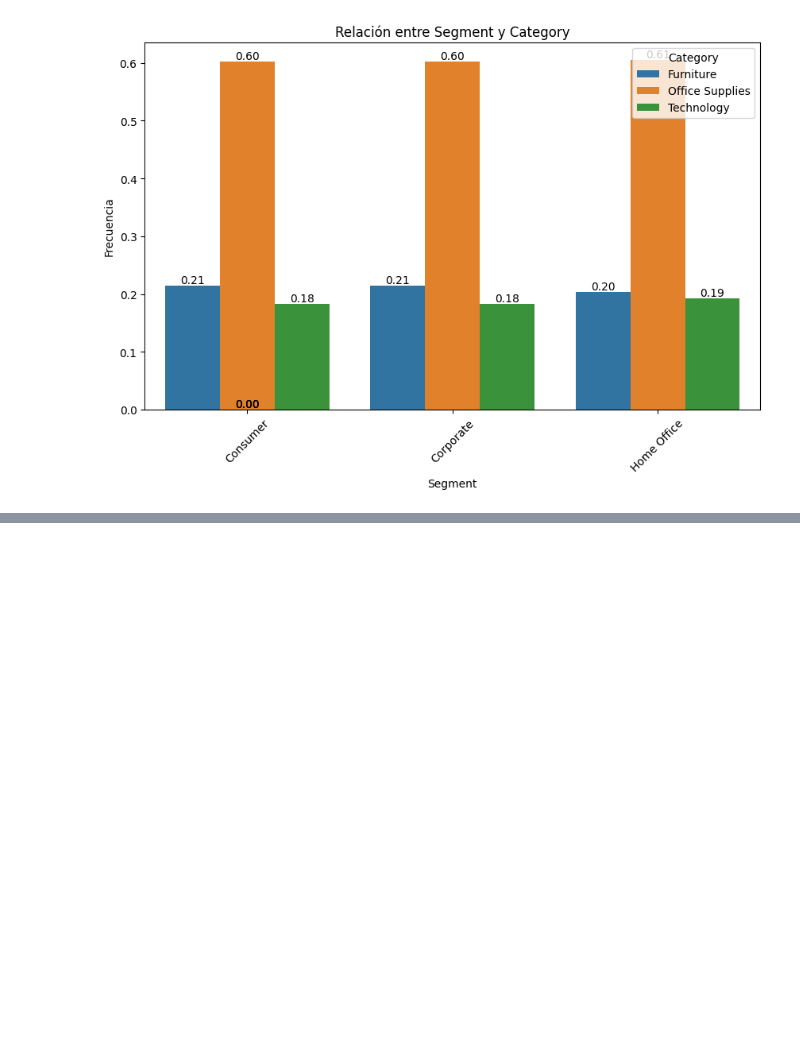
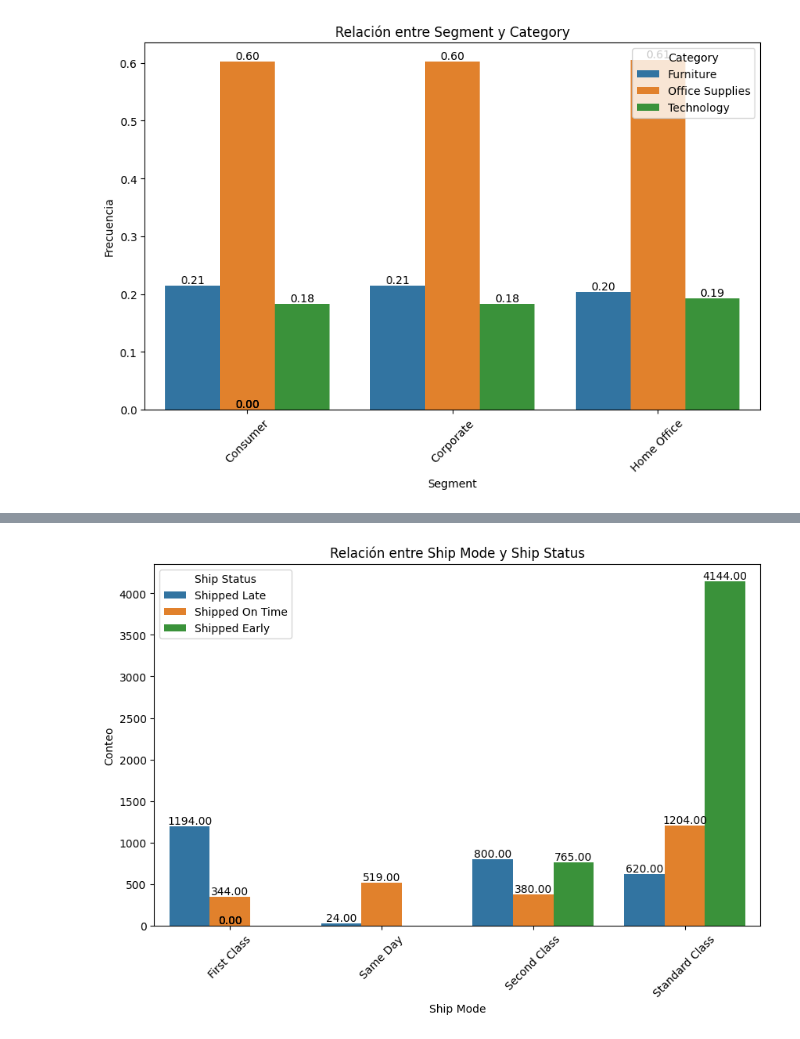
Before and after one commit to JaimeInchaurraga/03_EDA_Superstore_23, a Jupyter notebook: notebooks/02_multivariate_data_analysis.ipynb, the cells around one changed output, grey strips where cells are left out. Saved outputs shown, nothing was run; the diff lists cells and outputs as text; code cells hidden in the pictures; blank space fills up the shorter version.

```diff
--- a/notebooks/02_multivariate_data_analysis.ipynb
+++ b/notebooks/02_multivariate_data_analysis.ipynb
@@ -102,0 +144,5 @@ v.plot_categorical_relationship_fin(df,"Segment","Category",relative_freq = True
+# %%
+# dado que hay información relavante, parece interesante ver tanto la información abosulta como relativa (en porcentaje)
+v.plot_categorical_relationship_fin(df,"Ship Mode","Ship Status",relative_freq = False, show_values= True)
+# %% [output]
+[figure, added]
```
Also changed, not shown: parts of 21 cells of this notebook, 3 other files.
